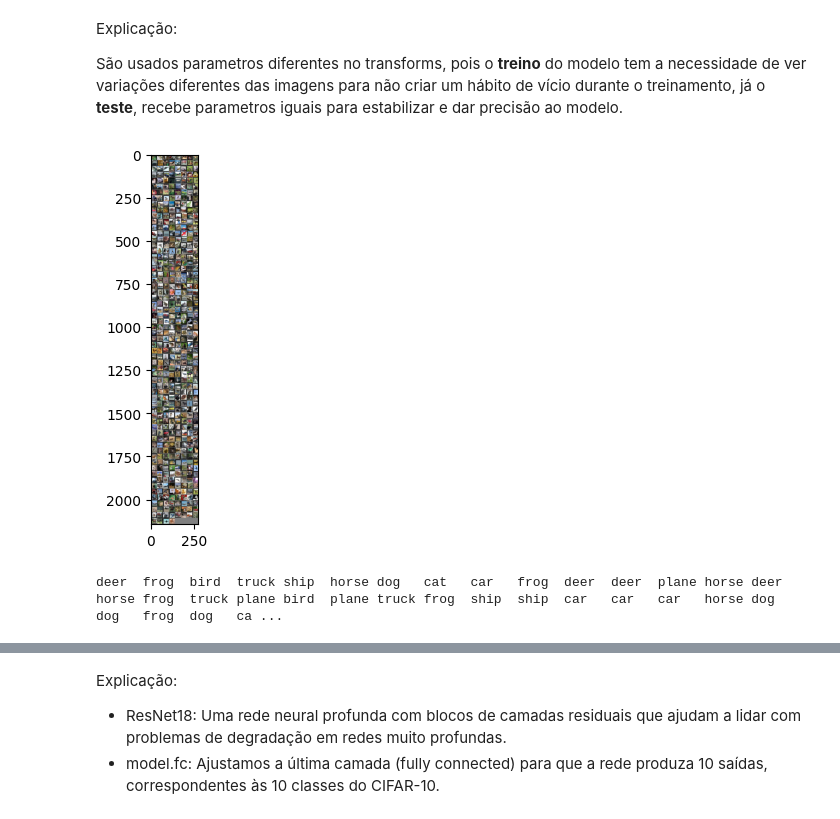
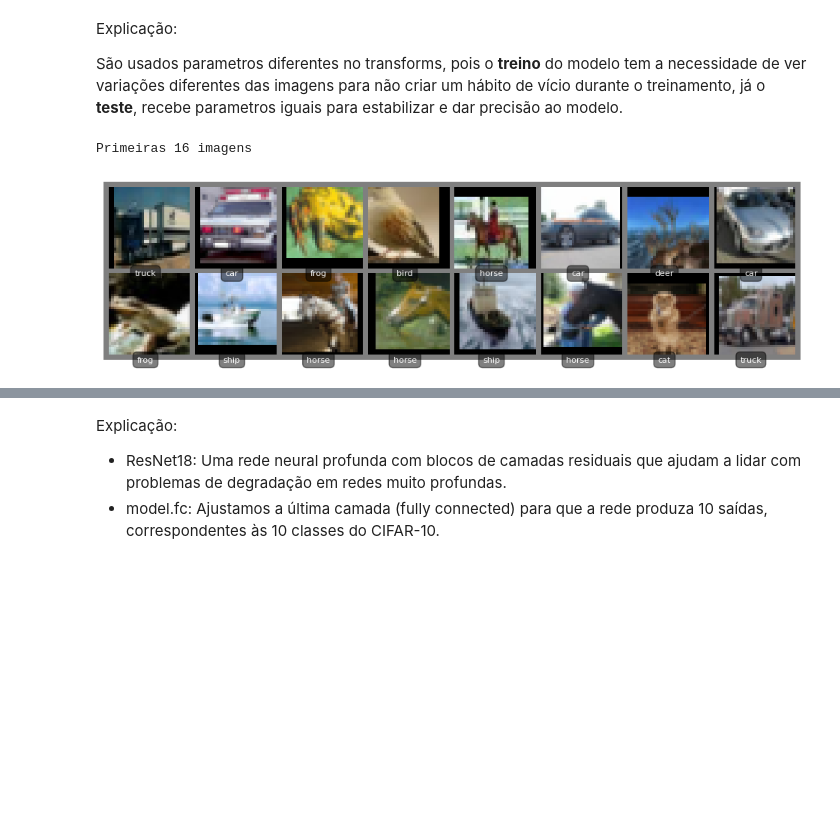
Before and after one commit to andre12burger/CNN_ImageClassification, a Jupyter notebook: Andre_CNN_ImageClassification.ipynb, the cells around one changed output, grey strips where cells are left out. Cells and saved outputs as stored; diff of their text form; code cells hidden in the pictures; blank space fills up the shorter version.

```diff
--- a/Andre_CNN_ImageClassification.ipynb
+++ b/Andre_CNN_ImageClassification.ipynb
@@ -32,6 +33,8 @@ Usando GPU: NVIDIA TITAN X (Pascal)
 # %%
 mean=[0.5, 0.5, 0.5]
 std=[0.5, 0.5, 0.5]
+batch_size_train = 500
+batch_size_test = 100
 
 transform_train = transforms.Compose([
     transforms.RandomCrop(32, padding=4), #expande e realiza um corte na imagem
@@ -47,11 +50,11 @@ transform_test = transforms.Compose([
 
 # carregando os dados de treino
 trainset = torchvision.datasets.CIFAR10(root='./data', train=True, download=True, transform=transform_train)
-trainloader = torch.utils.data.DataLoader(trainset, batch_size=500, shuffle=True, num_workers=2)
+trainloader = torch.utils.data.DataLoader(trainset, batch_size_train, shuffle=True, num_workers=2)
 
 # carregando os dados de teste
 testset = torchvision.datasets.CIFAR10(root='./data', train=False, download=True, transform=transform_test)
-testloader = torch.utils.data.DataLoader(testset, batch_size=200, shuffle=False, num_workers=2)
+testloader = torch.utils.data.DataLoader(testset, batch_size_test, shuffle=False, num_workers=2)
 # %% [output]
 Files already downloaded and verified
 Files already downloaded and verified
@@ -60,24 +63,43 @@ Explicação:
 
 São usados parametros diferentes no transforms, pois o **treino** do modelo tem a necessidade de ver variações diferentes das imagens para não criar um hábito de vício durante o treinamento, já o **teste**, recebe parametros iguais para estabilizar e dar precisão ao modelo.
 # %%
-def mostrar_imagens(img):
-  img = (img * 0.5) + 0.5 # Desnormalizar (reverter a normalização) Fórmula: (img * std) + mean
-  npimg = img.numpy() # converter tensor para numpy
-  plt.imshow(np.transpose(npimg, (1, 2, 0))) # transpor para formato HWC
-  plt.show()
+def mostrar_imagens_com_rotulos(imgs, labels):
+    imgs = (imgs * 0.5) + 0.5  # Desnormalizar (reverter a normalização)
+    npimg = imgs.numpy()  # converter tensor para numpy
 
+    plt.figure(figsize=(12, 12))  # amplia as imagens
+    plt.imshow(np.transpose(npimg, (1, 2, 0)))  # transpor para formato HWC
+    plt.axis('off')  # tira as marcações de eixos
 
-# obtendo imagens de treinamento aleatórias
-dataiter = iter(trainloader) # iterador para o DataLoader
-images, labels = next(dataiter) # obter um batch de imagens e rótulos
+    # Obter o número de imagens por linha e altura de cada imagem
+    num_imgs = len(labels)
+    img_size = 32  # Tamanho de cada imagem (CIFAR-10 tem 32x32 pixels)
+    padding = 2  # Padding utilizado pelo make_grid para separar as imagens
+
+    for i in range(num_imgs):
+        # Posição do texto na imagem, considerando a faixa cinza
+        plt.text((i % 8) * (img_size + padding) + img_size // 2,
+                 (i // 8) * (img_size + padding) + img_size + 5,  # Posiciona um pouco acima da parte inferior
+                 classes[labels[i]], color='white', fontsize=8, ha='center', va='bottom',
+                 bbox=dict(facecolor='black', alpha=0.5, boxstyle='round,pad=0.5'))
+
+    plt.show()
+
+# Obtendo imagens de treinamento aleatórias
+dataiter = iter(trainloader)  # iterador para o DataLoader
+images, labels = next(dataiter)  # obter um batch de imagens e rótulos
 
 # Definir as classes do CIFAR-10
 classes = ('plane', 'car', 'bird', 'cat', 'deer', 'dog', 'frog', 'horse', 'ship', 'truck')
 
-# mostrar imagens
-mostrar_imagens(torchvision.utils.make_grid(images))
-print(' '.join(f'{classes[labels[j]]:5s}' for j in range(len(labels))))
+# Selecionando as primeiras 16 imagens
+images_16 = images[:16]
+labels_16 = labels[:16]
+
+# Mostrar imagens com rótulos diretamente
+print('Primeiras 16 imagens')
+mostrar_imagens_com_rotulos(torchvision.utils.make_grid(images_16, nrow=8), labels_16)
 # %% [output]
+Primeiras 16 imagens
-[figure, old version]
+[figure, new version]
-deer  frog  bird  truck ship  horse dog   cat   car   frog  deer  deer  plane horse deer  horse frog  truck plane bird  plane truck frog  ship  ship  car   car   car   horse dog   dog   frog  dog   ca ...
 # %%
```
Also changed, not shown: parts of 8 cells of this notebook, 2 other files.
